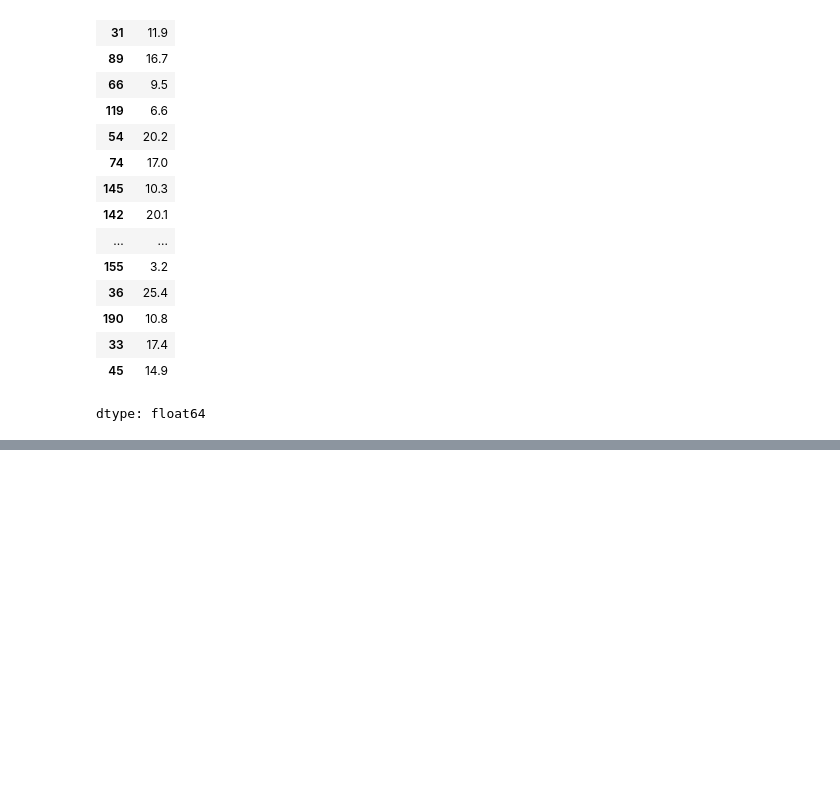
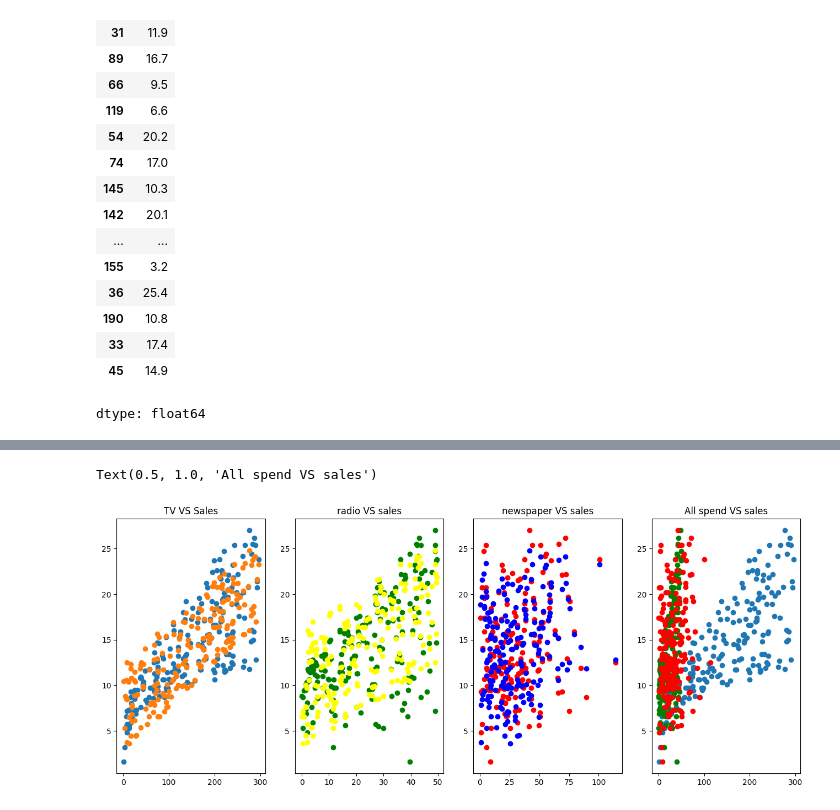
Before and after one commit to akshatjain-1/ML-algos, a Jupyter notebook: 02_Multivariate_Linear_Regression.ipynb, the cells around one changed output, grey strips where cells are left out. Cells and saved outputs as stored; diff of their text form; code cells hidden in the pictures; blank space fills up the shorter version.

```diff
--- a/02_Multivariate_Linear_Regression.ipynb
+++ b/02_Multivariate_Linear_Regression.ipynb
@@ -167,0 +233,24 @@ array([12.32954528])
+# %%
+fig, axes = plt.subplots(nrows = 1, ncols = 4, figsize= (16,6))
+
+axes[0].plot(df['TV'], df['sales'], 'o')
+axes[0].plot(df['TV'], y_hat, 'o')
+axes[0].set_title('TV VS Sales')
+
+axes[1].plot(df['radio'], df['sales'], 'o', color = 'green')
+axes[1].plot(df['radio'], y_hat, 'o', color = 'yellow')
+axes[1].set_title('radio VS sales')
+
+axes[2].plot(df['newspaper'], df['sales'], 'o', color= 'red')
+axes[2].plot(df['newspaper'], y_hat, 'o', color= 'blue')
+
+axes[2].set_title('newspaper VS sales')
+
+
+axes[3].plot(df['TV'], df['sales'], 'o')
+axes[3].plot(df['radio'], df['sales'], 'o', color = 'green')
+axes[3].plot(df['newspaper'], df['sales'], 'o', color= 'red')
+axes[3].set_title('All spend VS sales')
+# %% [output]
+Text(0.5, 1.0, 'All spend VS sales')
+[figure, added]
```
Also changed, not shown: parts of 32 cells of this notebook.
